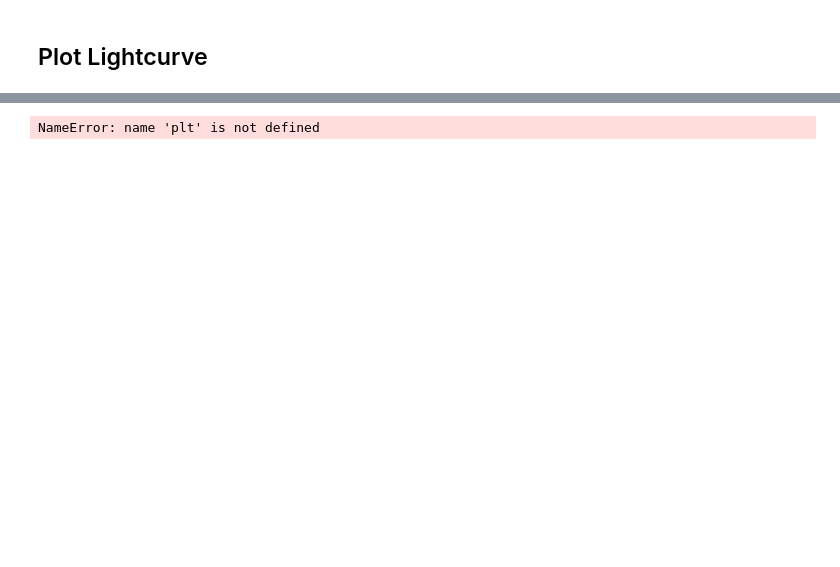
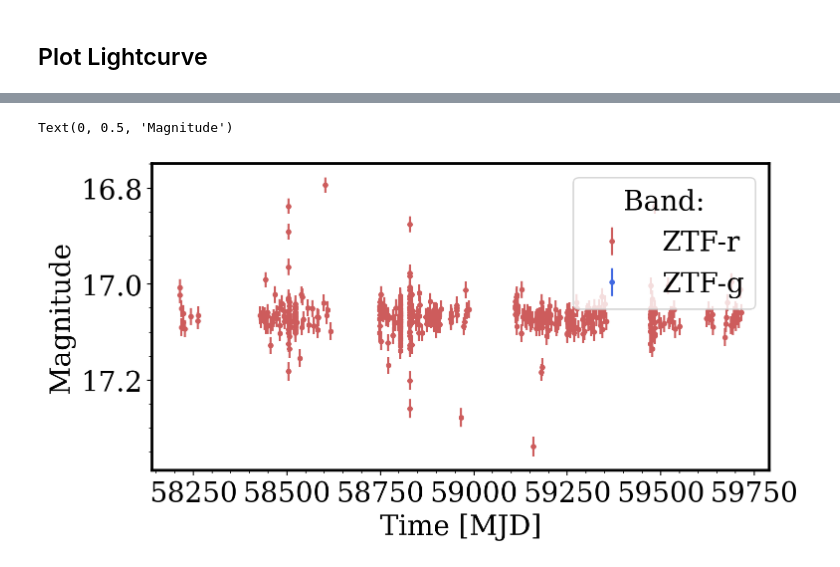
Before and after one commit to lincc-frameworks/MWGaia-DN_Introductory_School, a Jupyter notebook: Notebook_2_Basic_Time_Domain.ipynb, the cells around one changed output, grey strips where cells are left out. Drawn from its saved outputs; the diff is of its cells as text; code cells hidden in the pictures; blank space fills up the shorter version.

```diff
--- a/Notebook_2_Basic_Time_Domain.ipynb
+++ b/Notebook_2_Basic_Time_Domain.ipynb
@@ -374,21 +369,22 @@ KeyError: 'band'
 # %%
 plt.figure(figsize=(8,4))
 
-plt.errorbar(lc_data.mjd_ztf_source[r_filter], lc_data.mag_ztf_source[r_filter],
-              yerr=lc_data.magerr_ztf_source[r_filter], fmt='.', color='indianred',
+plt.errorbar(lc_data.mjd_ztf_zource[r_filter], lc_data.mag_ztf_zource[r_filter],
+              yerr=lc_data.magerr_ztf_zource[r_filter], fmt='.', color='indianred',
               label='ZTF-r')
 
-plt.errorbar(lc_data.mjd_ztf_source[g_filter], lc_data.mag_ztf_source[g_filter], fmt='.',
-              yerr=lc_data.magerr_ztf_source[g_filter],
+plt.errorbar(lc_data.mjd_ztf_zource[g_filter], lc_data.mag_ztf_zource[g_filter], fmt='.',
+              yerr=lc_data.magerr_ztf_zource[g_filter],
              color='royalblue',
              label='ZTF-g')
 
 plt.legend(title='Band:')
 plt.ylim(plt.ylim()[::-1])
 plt.minorticks_on()
 plt.xlabel("Time [MJD]")
 plt.ylabel("Magnitude")
 # %% [output]
-NameError: name 'plt' is not defined
+Text(0, 0.5, 'Magnitude')
+[figure, added]
 # %%
 # client.shutdown()
```
Also changed, not shown: parts of 15 cells of this notebook.
